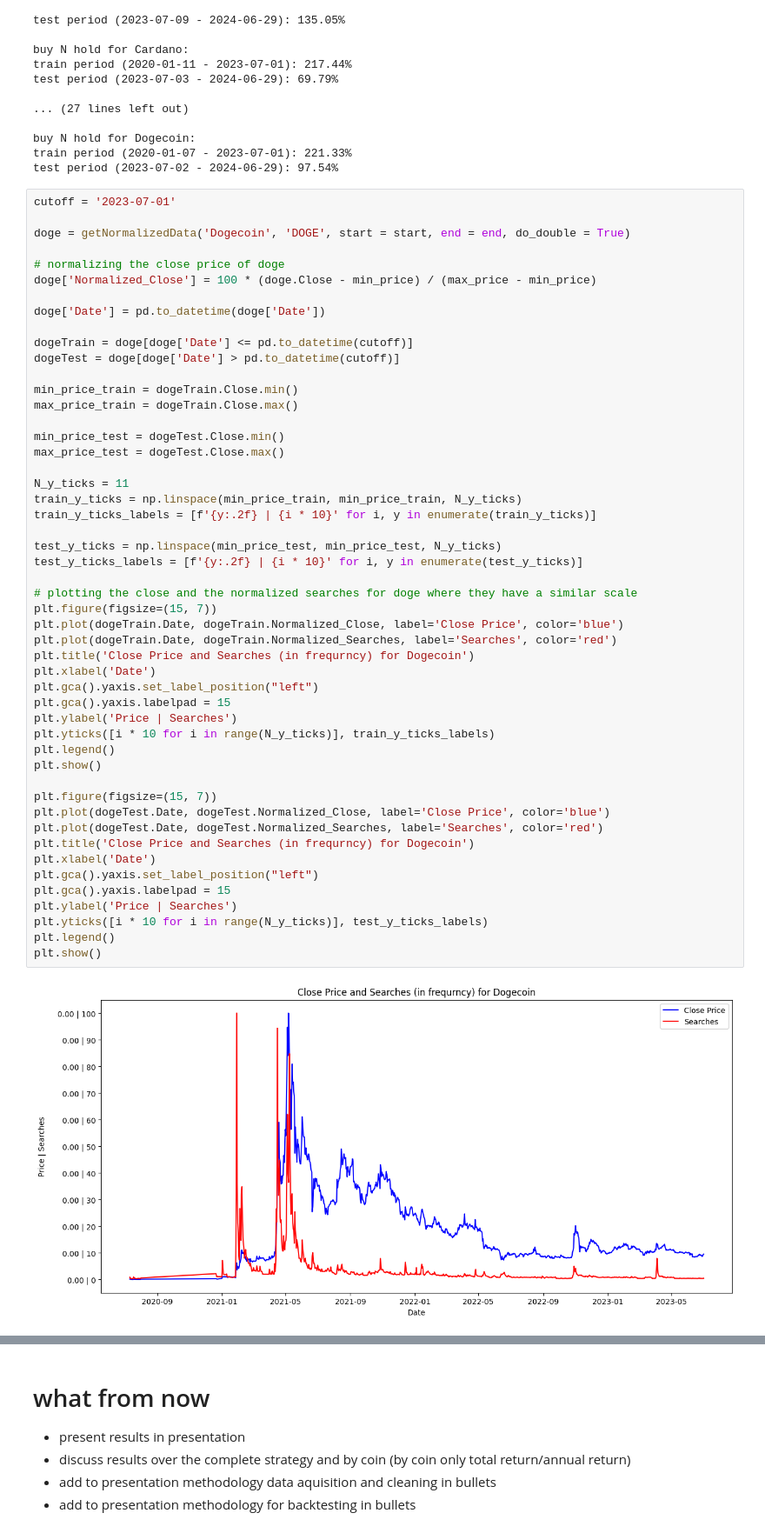
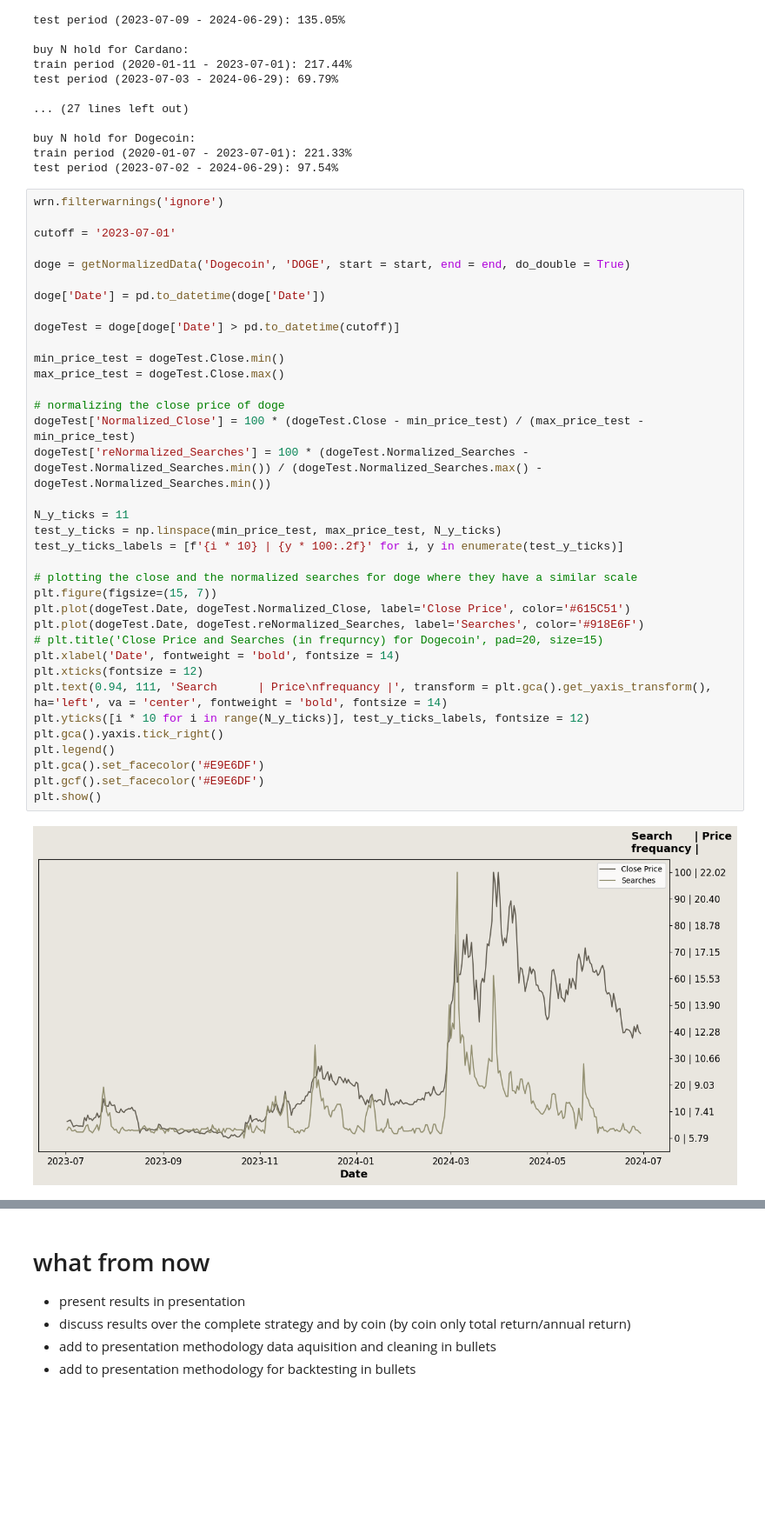
Before and after one commit to HillelCharbit/Trading-Algorithm-Project---google-trends, a Jupyter notebook: presentation/tradeSentmntAnalysis.ipynb, the cells around one changed output, grey strips where cells are left out. Shown at 87% size. Saved outputs shown, nothing was run; the diff lists cells and outputs as text; blank space fills up the shorter version.

```diff
--- a/presentation/tradeSentmntAnalysis.ipynb
+++ b/presentation/tradeSentmntAnalysis.ipynb
@@ -1087,54 +1087,40 @@ buy N hold for Dogecoin:
 train period (2020-01-07 - 2023-07-01): 221.33%
 test period (2023-07-02 - 2024-06-29): 97.54%
 # %%
+wrn.filterwarnings('ignore')
+
 cutoff = '2023-07-01'
 
 doge = getNormalizedData('Dogecoin', 'DOGE', start = start, end = end, do_double = True)
 
-# normalizing the close price of doge
-doge['Normalized_Close'] = 100 * (doge.Close - min_price) / (max_price - min_price)
-
 doge['Date'] = pd.to_datetime(doge['Date'])
 
-dogeTrain = doge[doge['Date'] <= pd.to_datetime(cutoff)]
 dogeTest = doge[doge['Date'] > pd.to_datetime(cutoff)]
-
-min_price_train = dogeTrain.Close.min()
-max_price_train = dogeTrain.Close.max()
 
 min_price_test = dogeTest.Close.min()
 max_price_test = dogeTest.Close.max()
 
+# normalizing the close price of doge
+dogeTest['Normalized_Close'] = 100 * (dogeTest.Close - min_price_test) / (max_price_test - min_price_test)
+dogeTest['reNormalized_Searches'] = 100 * (dogeTest.Normalized_Searches - dogeTest.Normalized_Searches.min()) / (dogeTest.Normalized_Searches.max() - dogeTest.Normalized_Searches.min())
+
 N_y_ticks = 11
-train_y_ticks = np.linspace(min_price_train, min_price_train, N_y_ticks)
-train_y_ticks_labels = [f'{y:.2f} | {i * 10}' for i, y in enumerate(train_y_ticks)]
-
-test_y_ticks = np.linspace(min_price_test, min_price_test, N_y_ticks)
-test_y_ticks_labels = [f'{y:.2f} | {i * 10}' for i, y in enumerate(test_y_ticks)]
+test_y_ticks = np.linspace(min_price_test, max_price_test, N_y_ticks)
+test_y_ticks_labels = [f'{i * 10} | {y * 100:.2f}' for i, y in enumerate(test_y_ticks)]
 
 # plotting the close and the normalized searches for doge where they have a similar scale
 plt.figure(figsize=(15, 7))
-plt.plot(dogeTrain.Date, dogeTrain.Normalized_Close, label='Close Price', color='blue')
-plt.plot(dogeTrain.Date, dogeTrain.Normalized_Searches, label='Searches', color='red')
-plt.title('Close Price and Searches (in frequrncy) for Dogecoin')
-plt.xlabel('Date')
-plt.gca().yaxis.set_label_position("left")
-plt.gca().yaxis.labelpad = 15
-plt.ylabel('Price | Searches')
-plt.yticks([i * 10 for i in range(N_y_ticks)], train_y_ticks_labels)
+plt.plot(dogeTest.Date, dogeTest.Normalized_Close, label='Close Price', color='#615C51')
+plt.plot(dogeTest.Date, dogeTest.reNormalized_Searches, label='Searches', color='#918E6F')
+# plt.title('Close Price and Searches (in frequrncy) for Dogecoin', pad=20, size=15)
+plt.xlabel('Date', fontweight = 'bold', fontsize = 14)
+plt.xticks(fontsize = 12)
+plt.text(0.94, 111, 'Search      | Price\nfrequancy |', transform = plt.gca().get_yaxis_transform(), ha='left', va = 'center', fontweight = 'bold', fontsize = 14)
+plt.yticks([i * 10 for i in range(N_y_ticks)], test_y_ticks_labels, fontsize = 12)
+plt.gca().yaxis.tick_right()
 plt.legend()
+plt.gca().set_facecolor('#E9E6DF')
+plt.gcf().set_facecolor('#E9E6DF')
 plt.show()
-
-plt.figure(figsize=(15, 7))
-plt.plot(dogeTest.Date, dogeTest.Normalized_Close, label='Close Price', color='blue')
-plt.plot(dogeTest.Date, dogeTest.Normalized_Searches, label='Searches', color='red')
-plt.title('Close Price and Searches (in frequrncy) for Dogecoin')
-plt.xlabel('Date')
-plt.gca().yaxis.set_label_position("left")
-plt.gca().yaxis.labelpad = 15
-plt.ylabel('Price | Searches')
-plt.yticks([i * 10 for i in range(N_y_ticks)], test_y_ticks_labels)
-plt.legend()
-plt.show()
 # %% [output]
-[figure, old version]
+[figure, new version]
```
Also changed, not shown: parts of 1 cell of this notebook, 1 other file.
